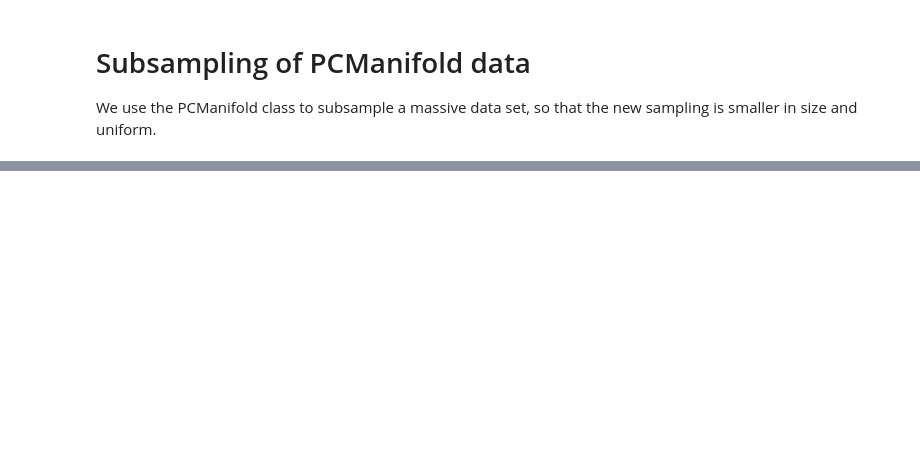
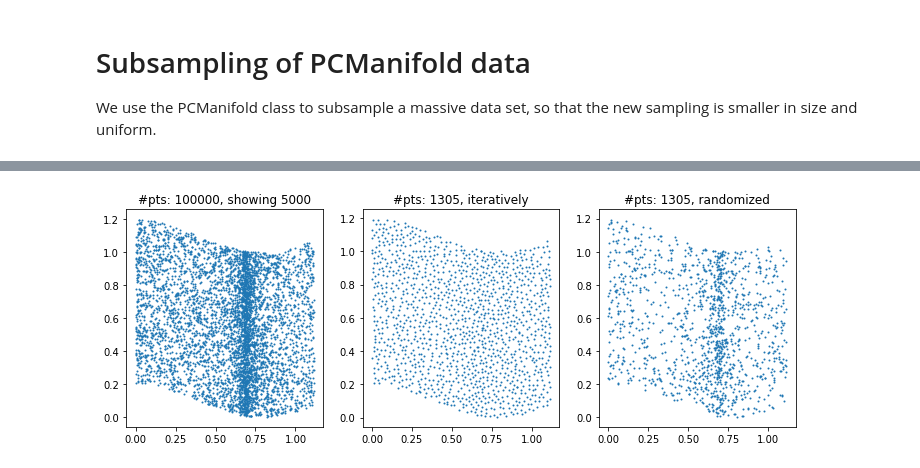
Before and after one commit to datafold-dev/datafold, a Jupyter notebook: examples/tutorials/subsampling.ipynb, the cells around one changed output, grey strips where cells are left out. Saved outputs shown, nothing was run; the diff lists cells and outputs as text; code cells hidden in the pictures; blank space fills up the shorter version.

```diff
--- a/examples/tutorials/subsampling.ipynb
+++ b/examples/tutorials/subsampling.ipynb
@@ -57,13 +62,19 @@ ax[2].set_title("#pts: %g" % pcm3.shape[0])
 # %%
 # The subsampling is more uniform (and faster) when we directly subsample to the desired minimal distance between points.
 # This distance can be set directly.
 
-pcm0 = pfold.PCManifold(data, verbosity_level=2)
+pcm0 = pfold.PCManifold(data)
 pcmx,indices = pfold.subsample(pcm0, min_distance=0.02)
+pcmr,indicesr = pfold.subsample(pcm0, min_distance=0.02, n_samples=len(indices), randomized=True)
 
-fig,ax = plt.subplots(1,2,figsize=(8,4))
+fig,ax = plt.subplots(1,3,figsize=(12,4))
 ax[0].scatter(*data[plot_idx,:].T, s=1)
 ax[0].set_title("#pts: %g, showing %g" % (data.shape[0], len(plot_idx)))
 
 ax[1].scatter(*pcmx.T, s=1)
-ax[1].set_title("#pts: %g" % pcmx.shape[0]);
+ax[1].set_title("#pts: %g, iteratively" % pcmx.shape[0]);
+
+ax[2].scatter(*pcmr.T, s=1)
+ax[2].set_title("#pts: %g, randomized" % pcmr.shape[0]);
+# %% [output]
+[figure, added]
```
Also changed, not shown: parts of 3 cells of this notebook, 1 other file.
